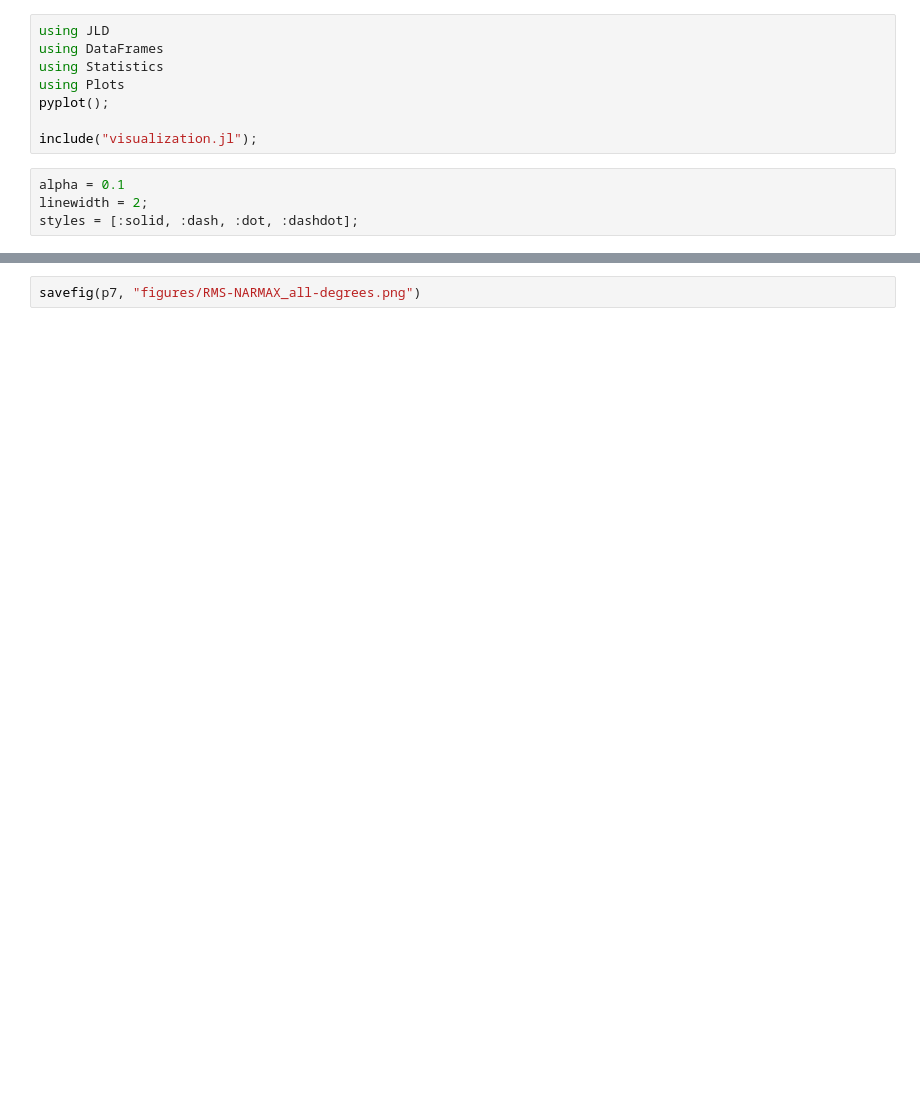
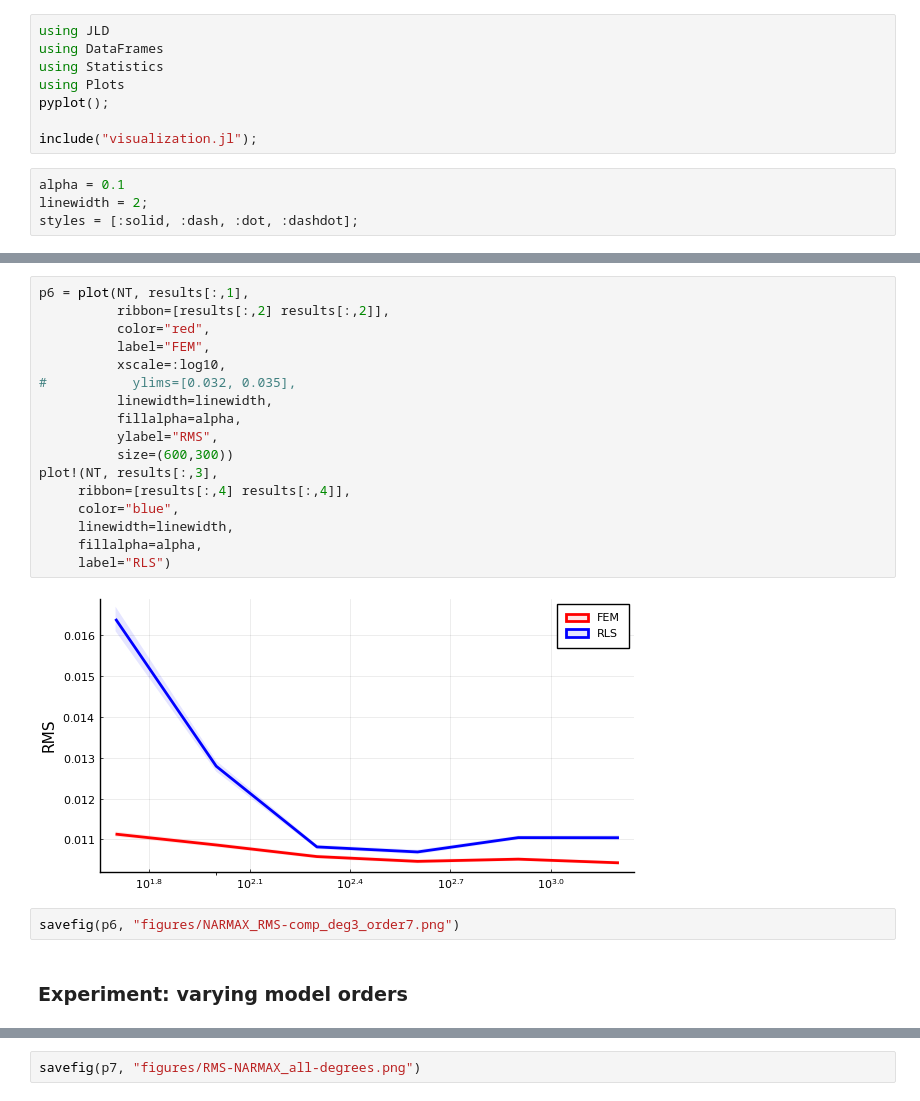
Before and after one commit to biaslab/nsi-silverbox, a Jupyter notebook: experiments-verification/collect-results.ipynb, the cells around one changed output, grey strips where cells are left out. Saved outputs shown, nothing was run; the diff lists cells and outputs as text; blank space fills up the shorter version.

```diff
--- a/experiments-verification/collect-results.ipynb
+++ b/experiments-verification/collect-results.ipynb
@@ -14,0 +51,23 @@ styles = [:solid, :dash, :dot, :dashdot];
+# %%
+p6 = plot(NT, results[:,1],
+          ribbon=[results[:,2] results[:,2]],
+          color="red",
+          label="FEM",
+          xscale=:log10,
+#           ylims=[0.032, 0.035],
+          linewidth=linewidth,
+          fillalpha=alpha,
+          ylabel="RMS",
+          size=(600,300))
+plot!(NT, results[:,3],
+     ribbon=[results[:,4] results[:,4]],
+     color="blue",
+     linewidth=linewidth,
+     fillalpha=alpha,
+     label="RLS")
+# %% [output]
+[figure, added]
+# %%
+savefig(p6, "figures/NARMAX_RMS-comp_deg3_order7.png")
+# %% [markdown]
+### Experiment: varying model orders
```
Also changed, not shown: parts of 32 cells of this notebook, 4 other files.
